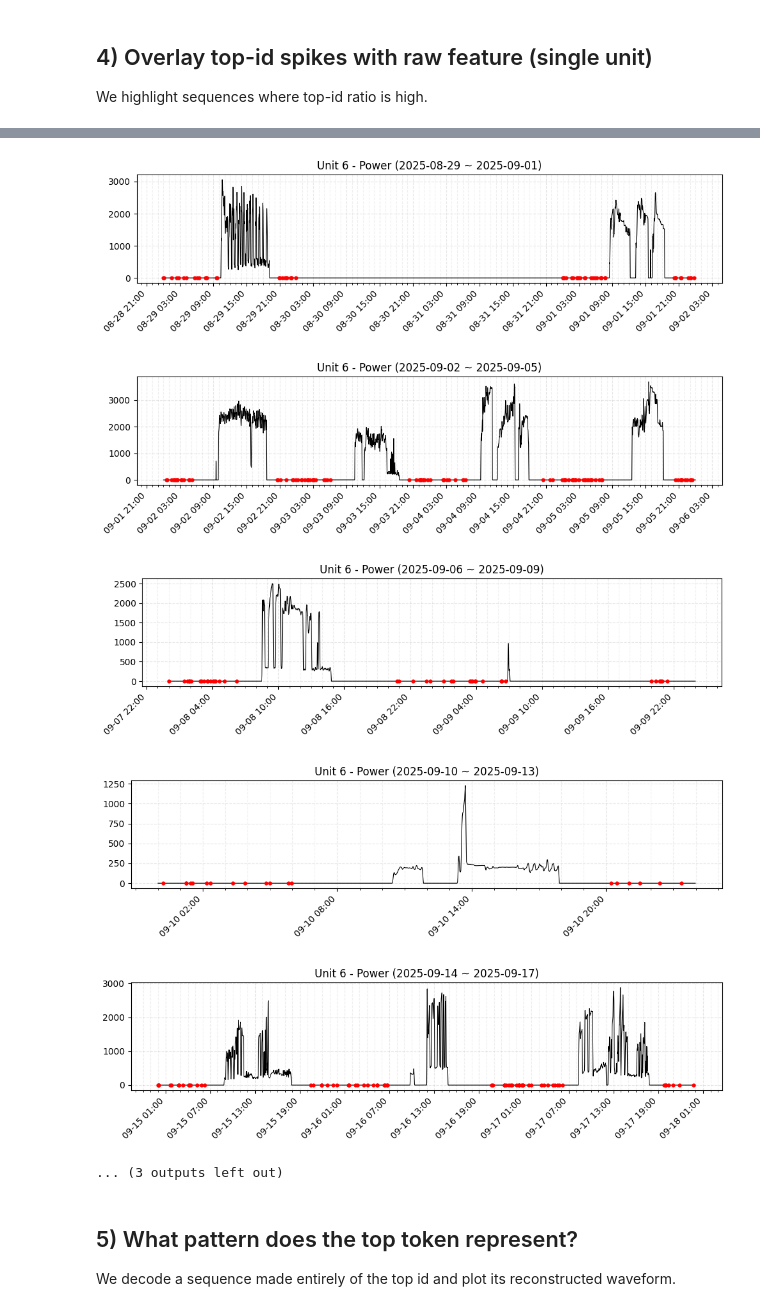
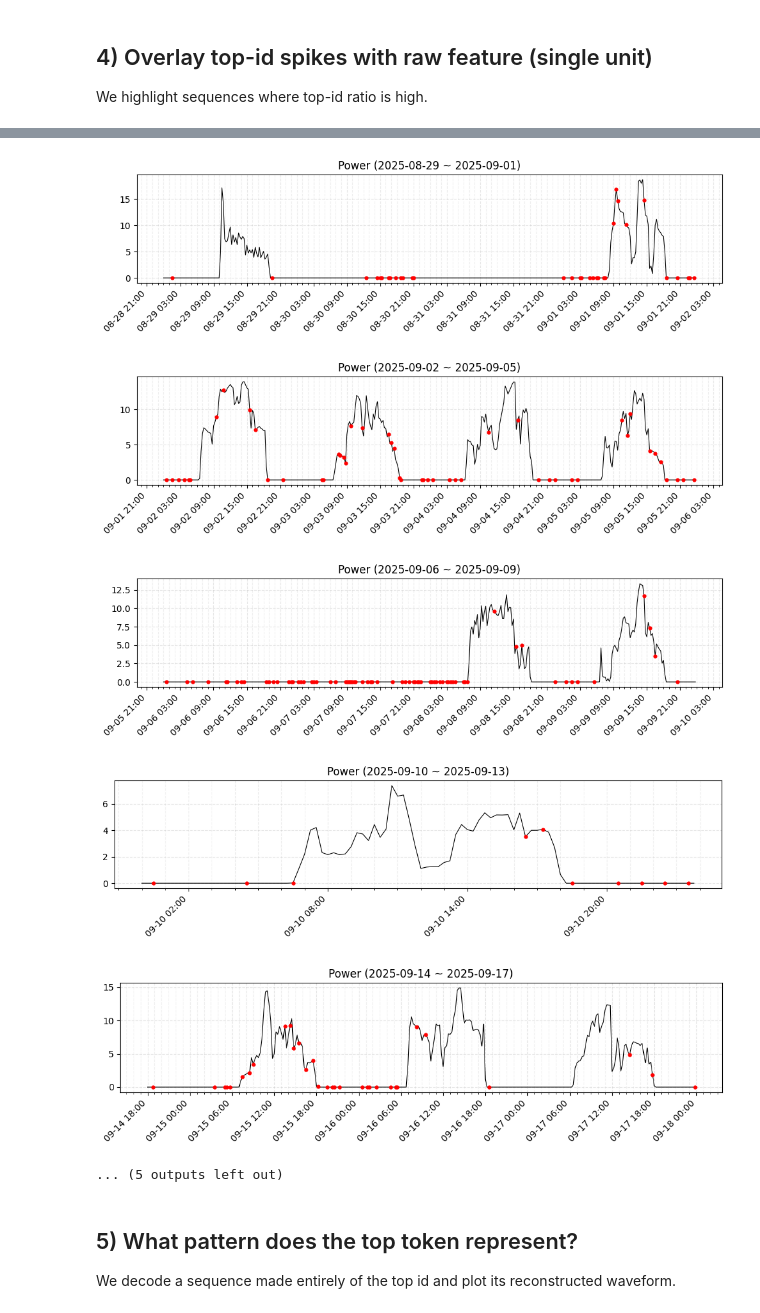
Before and after one commit to redEddie/TOTEM, a Jupyter notebook: lg3/example/lg3_token_id_dominance_demo.ipynb, the cells around one changed output, grey strips where cells are left out. Saved outputs shown, nothing was run; the diff lists cells and outputs as text; code cells hidden in the pictures.

```diff
--- a/lg3/example/lg3_token_id_dominance_demo.ipynb
+++ b/lg3/example/lg3_token_id_dominance_demo.ipynb
@@ -18,6 +18,7 @@ sys.path.append(os.path.abspath('../..'))
 LG3_VQVAE_CKPT = '../saved_models/CD64_CW256_CF4_BS2048_ITR15000/checkpoints/final_model.pth'
 UNIT_IDS = [1, 4, 6]
 UNIT_ROOT = os.path.abspath(os.path.join('..', 'data', 'processed', 'smartcare_units'))
+PROCESSED_DIR = os.path.abspath(os.path.join('..', 'data', 'processed'))
 
 SEQ_LEN = 96
 SAMPLE_SEQS = 2000  # per unit
@@ -201,15 +183,14 @@ import numpy as np
 import pandas as pd
 
 # (기존 데이터 준비 코드는 그대로 유지)
-unit_id = UNIT_IDS[2]
-meta = unit_meta[unit_id]
-ratios = top_id_ratio(meta['codes'], top_id)
-ts = pd.to_datetime(meta['timestamps'])
+meta = meta["all"]
+ratios = top_id_ratio(meta["codes"], top_id)
+ts = pd.to_datetime(meta["timestamps"])
 
 threshold = np.quantile(ratios, 0.55)
 high = ratios >= threshold
 
-feature_series = meta['values'][FEATURE_NAME]
+feature_series = meta["values"][FEATURE_NAME]
 
 # Plot in 4-day windows
 start = feature_series.index.min().normalize()
@@ -226,35 +207,32 @@ while cur <= end:
         continue
 
     plt.figure(figsize=(10, 3))
-    plt.plot(seg.index, seg.values, color='black', linewidth=0.8)
+    plt.plot(seg.index, seg.values, color="black", linewidth=0.8)
 
     ax = plt.gca()
 
-    # 1. X축 눈금 및 포맷 설정 (한 번만 작성)
+    # 1. X축 눈금 및 포맷 설정
     ax.xaxis.set_major_locator(mdates.HourLocator(interval=6))
-    ax.xaxis.set_major_formatter(mdates.DateFormatter('%m-%d %H:%M'))
+    ax.xaxis.set_major_formatter(mdates.DateFormatter("%m-%d %H:%M"))
     ax.xaxis.set_minor_locator(mdates.HourLocator(interval=1))
 
     # 2. 그리드 설정
-    ax.grid(True, which='major', axis='both', linestyle='--', alpha=0.3)
-    ax.grid(True, which='minor', axis='both', linestyle='--', alpha=0.2)
+    ax.grid(True, which="major", axis="both", linestyle="--", alpha=0.3)
+    ax.grid(True, which="minor", axis="both", linestyle="--", alpha=0.2)
 
-    # 3. 레이블 회전 설정 (핵심 수정 사항)
-    # rotation=0을 제거하고 45도 회전 및 오른쪽 정렬만 남김
-    plt.xticks(rotation=45, ha='right')
+    # 3. 레이블 회전 설정
+    plt.xticks(rotation=45, ha="right")
 
-    plt.title(f'Unit {unit_id} - {FEATURE_NAME} ({cur.date()} ~ {(nxt - pd.Timedelta(days=1)).date()})')
+    plt.title(f"{FEATURE_NAME} ({cur.date()} ~ {(nxt - pd.Timedelta(days=1)).date()})")
 
     # mark high-ratio windows (as points)
     mask = (ts >= cur) & (ts < nxt)
     if mask.any():
-        # 데이터 매칭을 위한 인덱스 처리
         valid_indices = high[mask]
         target_ts = ts[mask][valid_indices]
-        # feature_series에 해당 타임스탬프가 있는지 확인 후 플롯 (Safety check 권장)
         try:
             target_vals = seg.reindex(target_ts).values
-            plt.scatter(target_ts, target_vals, color='red', s=12, zorder=5)
+            plt.scatter(target_ts, target_vals, color="red", s=12, zorder=5)
         except Exception as e:
             print(f"Skipping scatter due to index mismatch: {e}")
 
@@ -273,9 +251,9 @@ while cur <= end:
-[figure, old version]
+[figure, new version]
-[figure, old version]
+[figure, new version]
-[figure, old version]
+[figure, new version]
-[figure, old version]
+[figure, new version]
-[figure, old version]
+[figure, new version]
-... (3 outputs left out)
+... (5 outputs left out)
 # %% [markdown]
 ## 5) What pattern does the top token represent?
 We decode a sequence made entirely of the top id and plot its reconstructed waveform.
```
Also changed, not shown: parts of 7 cells of this notebook, 9 other files.
